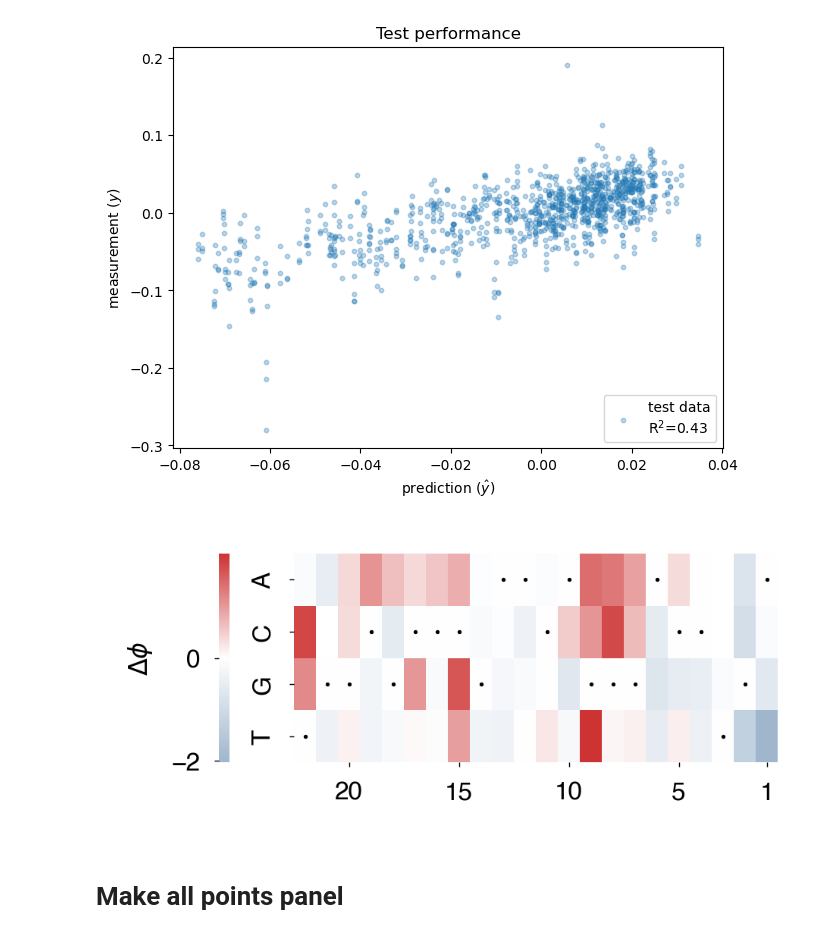
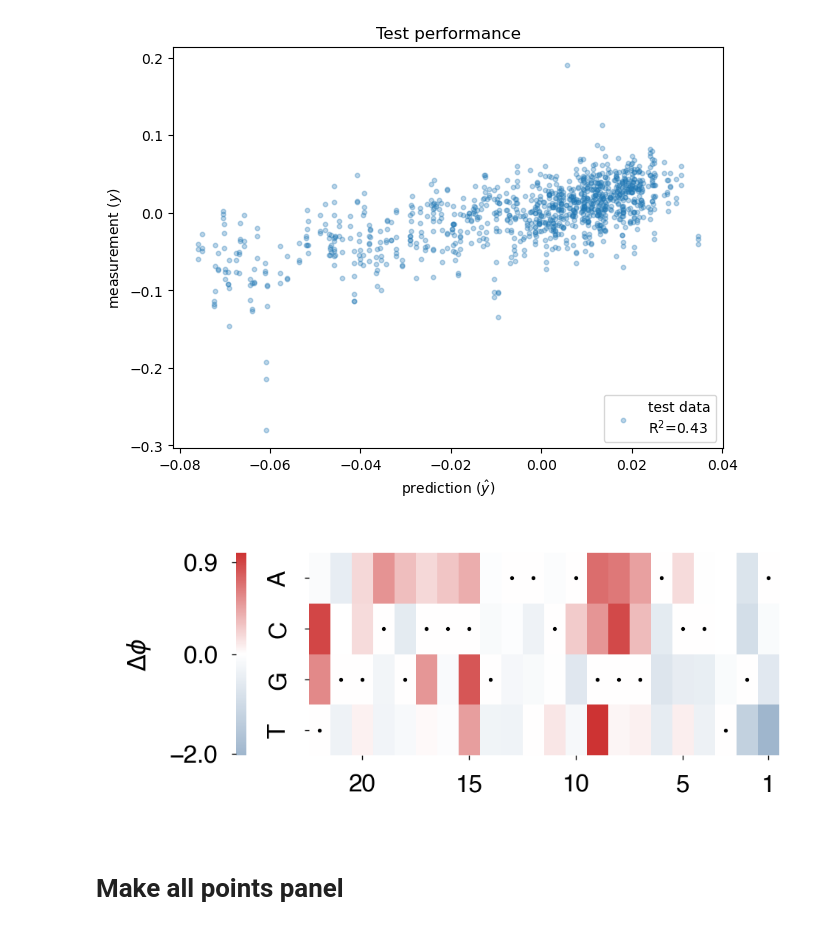
Before and after one commit to jackdesmarais/TRf_transposon_silencing_MPRA, a Jupyter notebook: graphing_notebooks/make_figure_panels.ipynb, the cells around one changed output. Drawn from its saved outputs; the diff is of its cells as text; code cells hidden in the pictures.

Commit message:
adjusting mavenn heatmap labels

```diff
--- a/graphing_notebooks/make_figure_panels.ipynb
+++ b/graphing_notebooks/make_figure_panels.ipynb
@@ -292,31 +292,31 @@ test_I_pred: 0.522 +- 0.030 bits
 # %%
 wt_seq = wts['Josh_match']
 alph = np.array(['A','C','G','T'])
 wt_oh = np.array(list(wt_seq))[:, None] == alph[None,:]
 
 theta_dict = model.get_theta(gauge="user", x_wt=wt_seq)
 rc_alt_size = rc_defaults.copy()
 rc_alt_size["figure.figsize"] = (2.17, 0.87)
 with rc_context(rc_alt_size):
     import matplotlib.colors as mcolors
     vcenter = 0
     vmin, vmax = theta_dict['theta_lc'].min(), theta_dict['theta_lc'].max()
     normalize = mcolors.TwoSlopeNorm(vcenter=vcenter, vmin=vmin, vmax=vmax)
 
     fig, ax = plt.subplots(nrows=1,ncols=1, gridspec_kw=dict(left=0.01,right=0.99,top=0.99,bottom=0.2))
 
     sns.heatmap(theta_dict['theta_lc'].T, yticklabels=theta_dict['alphabet'],
-                cmap=heatmap_cmap,norm=normalize,cbar_kws={'label': '$\Delta \phi$',"ticks":[-2,0,1],'location':'left'},
+                cmap=heatmap_cmap,norm=normalize,cbar_kws={'label': '$\Delta \phi$',"ticks":[-2,0,0.9],'location':'left'},
                      ax=ax)
     pos, nt = np.where(wt_oh)
     plt.scatter(pos+0.5,nt+0.5, s=0.5, c='k')
     # plt.xlabel('Position')
     # ticks, labels = plt.xticks()
     ax.set_xticks([2.5, 7.5, 12.5, 17.5, 21.5], [20, 15, 10, 5, 1])
     plt.savefig(f'../figure_panels/main/MAVENN_heatmap_bilinear_norm.pdf', dpi=600)
     plt.show()
 # %% [output]
-[figure, old version]
+[figure, new version]
 # %% [markdown]
 # Make all points panel
 # %%
```
